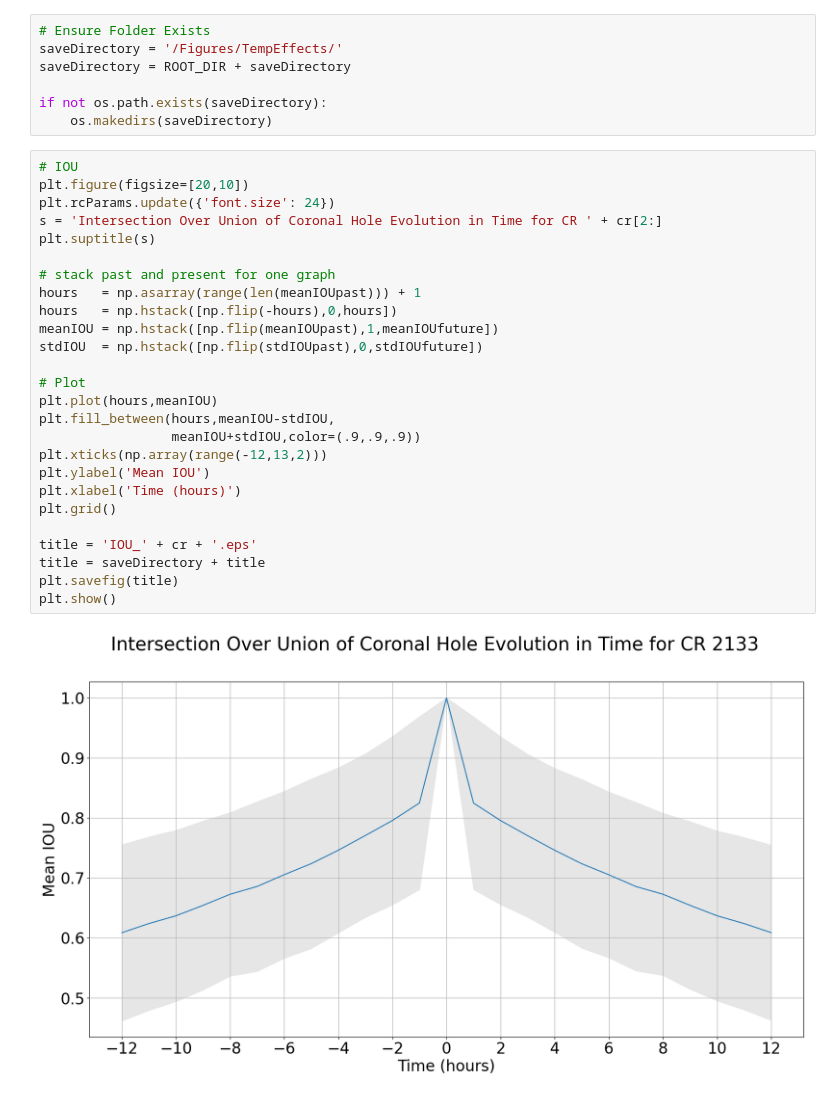
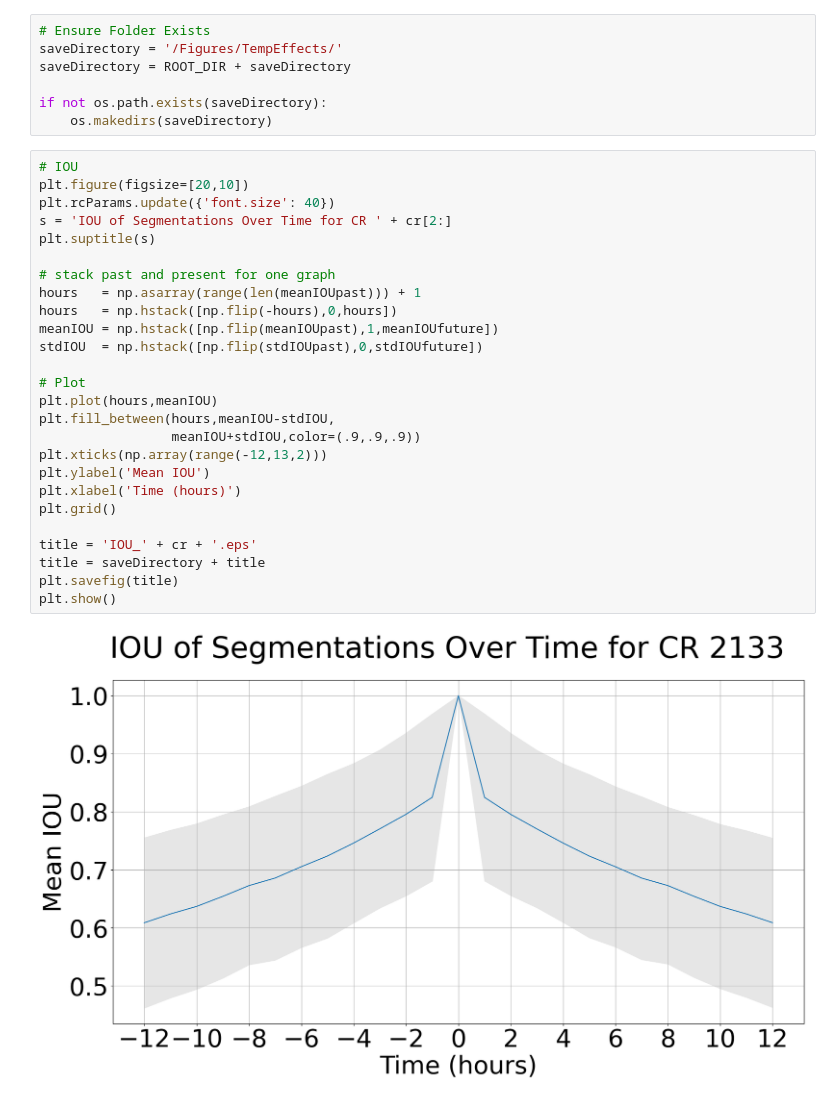
Before and after one commit to DuckDuckPig/CH-ACWE, a Jupyter notebook: TemporalEffects/Analysis/visulization_singleCR.ipynb, the cells around one changed output. Drawn from its saved outputs; the diff is of its cells as text.

```diff
--- a/TemporalEffects/Analysis/visulization_singleCR.ipynb
+++ b/TemporalEffects/Analysis/visulization_singleCR.ipynb
@@ -58,31 +58,31 @@ if not os.path.exists(saveDirectory):
 # %%
 # IOU
 plt.figure(figsize=[20,10])
-plt.rcParams.update({'font.size': 24})
-s = 'Intersection Over Union of Coronal Hole Evolution in Time for CR ' + cr[2:]
+plt.rcParams.update({'font.size': 40})
+s = 'IOU of Segmentations Over Time for CR ' + cr[2:]
 plt.suptitle(s)
 
 # stack past and present for one graph
 hours   = np.asarray(range(len(meanIOUpast))) + 1
 hours   = np.hstack([np.flip(-hours),0,hours])
 meanIOU = np.hstack([np.flip(meanIOUpast),1,meanIOUfuture])
 stdIOU  = np.hstack([np.flip(stdIOUpast),0,stdIOUfuture])
 
 # Plot
 plt.plot(hours,meanIOU)
 plt.fill_between(hours,meanIOU-stdIOU,
                  meanIOU+stdIOU,color=(.9,.9,.9))
 plt.xticks(np.array(range(-12,13,2)))
 plt.ylabel('Mean IOU')
 plt.xlabel('Time (hours)')
 plt.grid()
 
 title = 'IOU_' + cr + '.eps'
 title = saveDirectory + title
 plt.savefig(title)
 plt.show()
 # %% [output]
-[figure, old version]
+[figure, new version]
 # %%
 # SSIM
 plt.figure(figsize=[20,10])
```
Also changed, not shown: parts of 3 cells of this notebook, 1 other file.
